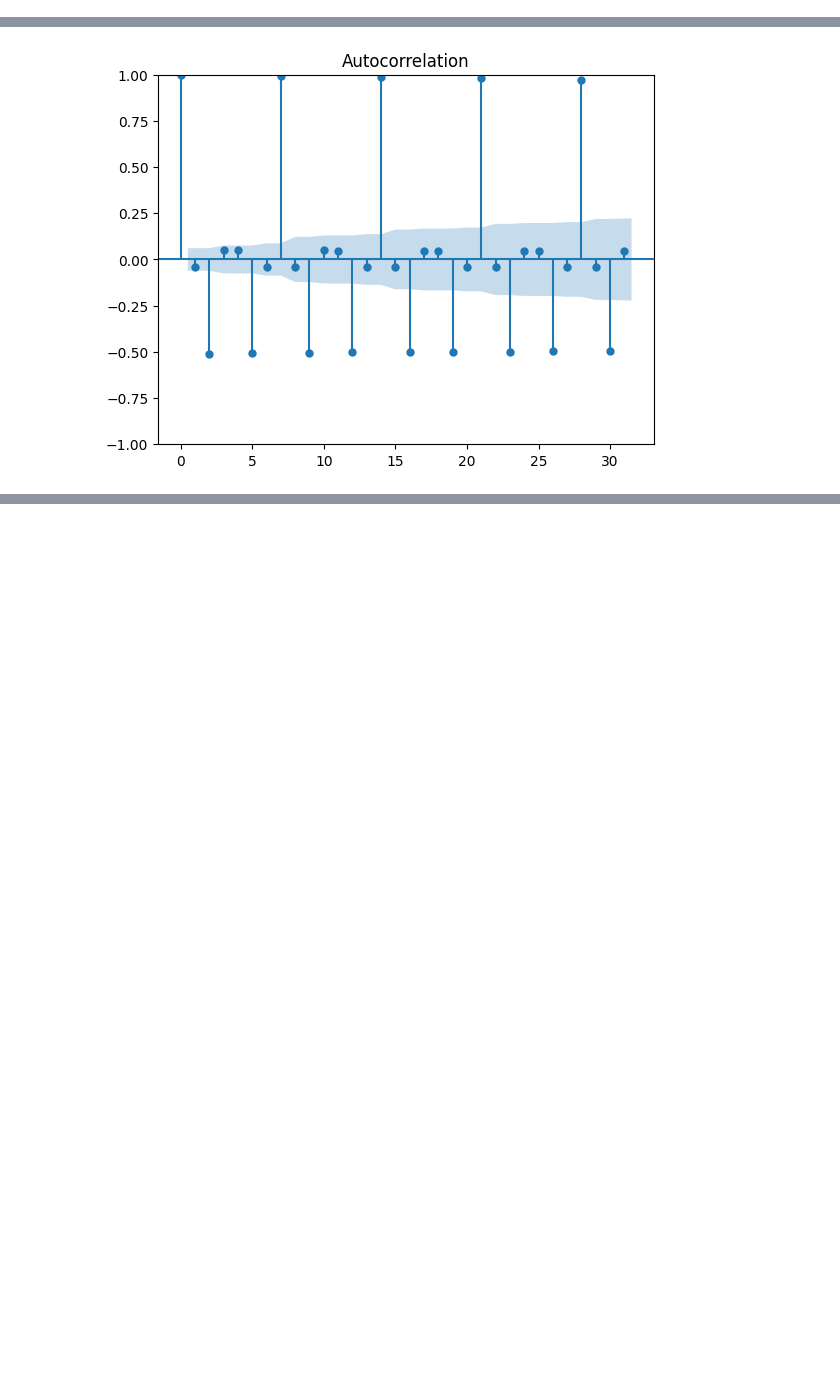
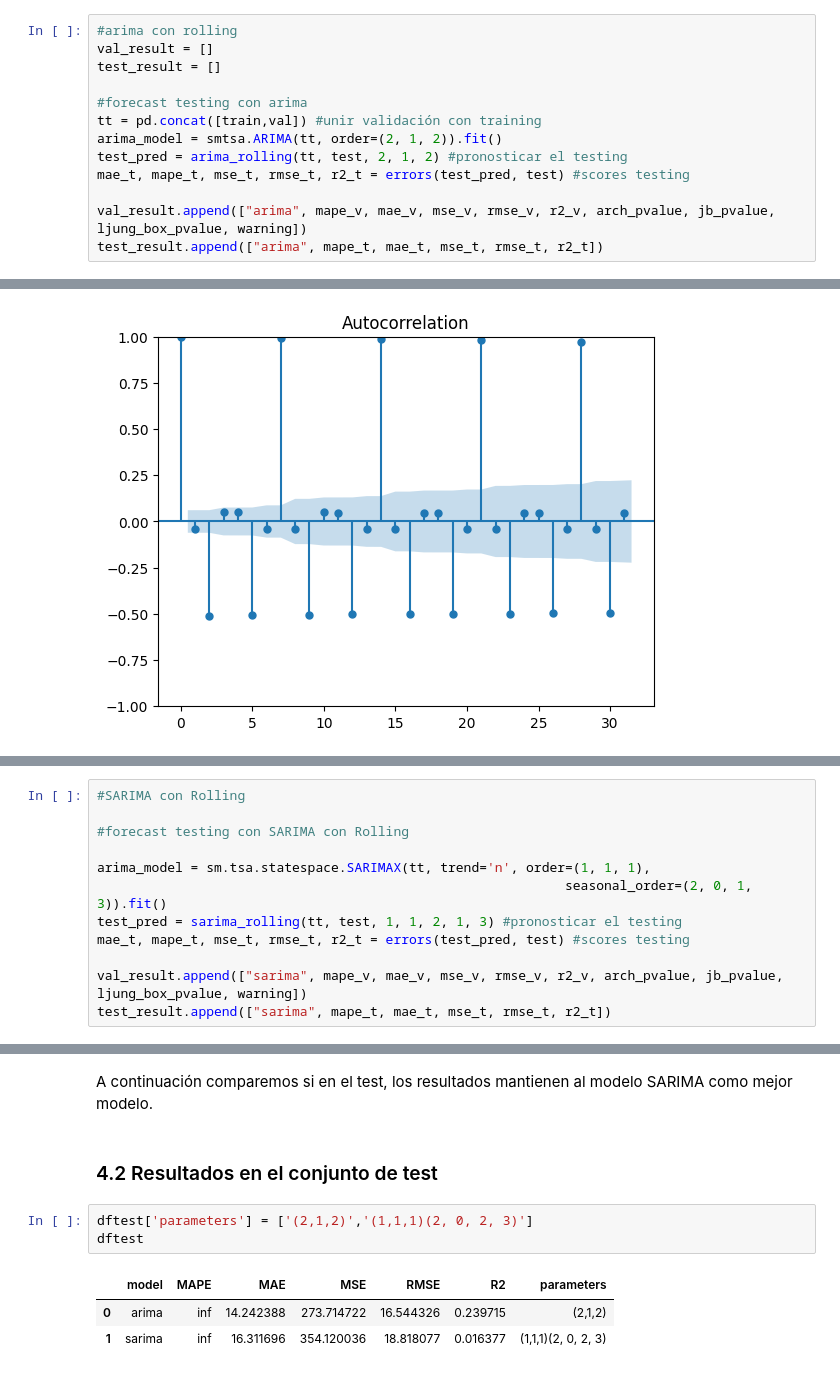
Before and after one commit to Karen22g/tsproject, a Jupyter notebook: mybook/arima.ipynb, the cells around one changed output, grey strips where cells are left out. Drawn from its saved outputs; the diff is of its cells as text; blank space fills up the shorter version.

```diff
--- a/mybook/arima.ipynb
+++ b/mybook/arima.ipynb
@@ -263,3 +256,16 @@ KeyboardInterrupt
+# %%
+#arima con rolling
+val_result = []
+test_result = []
+
+#forecast testing con arima
+tt = pd.concat([train,val]) #unir validación con training
+arima_model = smtsa.ARIMA(tt, order=(2, 1, 2)).fit()
+test_pred = arima_rolling(tt, test, 2, 1, 2) #pronosticar el testing
+mae_t, mape_t, mse_t, rmse_t, r2_t = errors(test_pred, test) #scores testing
+
+val_result.append(["arima", mape_v, mae_v, mse_v, rmse_v, r2_v, arch_pvalue, jb_pvalue, ljung_box_pvalue, warning])
+test_result.append(["arima", mape_t, mae_t, mse_t, rmse_t, r2_t])
 # %% [markdown]
 ## 2. SARIMA
 # %% [markdown]
@@ -412,0 +455,12 @@ test_result.append(["sarima", mape_t, mae_t, mse_t, rmse_t, r2_t])
+# %%
+#SARIMA con Rolling
+
+#forecast testing con SARIMA con Rolling
+
+arima_model = sm.tsa.statespace.SARIMAX(tt, trend='n', order=(1, 1, 1),
+                                                            seasonal_order=(2, 0, 1, 3)).fit()
+test_pred = sarima_rolling(tt, test, 1, 1, 2, 1, 3) #pronosticar el testing
+mae_t, mape_t, mse_t, rmse_t, r2_t = errors(test_pred, test) #scores testing
+
+val_result.append(["sarima", mape_v, mae_v, mse_v, rmse_v, r2_v, arch_pvalue, jb_pvalue, ljung_box_pvalue, warning])
+test_result.append(["sarima", mape_t, mae_t, mse_t, rmse_t, r2_t])
@@ -412,0 +497,11 @@ test_result.append(["sarima", mape_t, mae_t, mse_t, rmse_t, r2_t])
+# %% [markdown]
+A continuación comparemos si en el test, los resultados mantienen al modelo SARIMA como mejor modelo.
+# %% [markdown]
+### 4.2 Resultados en el conjunto de test
+# %%
+dftest['parameters'] = ['(2,1,2)','(1,1,1)(2, 0, 2, 3)']
+dftest
+# %% [output]
+|  | model | MAPE | MAE | MSE | RMSE | R2 | parameters |
+| 0 | arima | inf | 14.242388 | 273.714722 | 16.544326 | 0.239715 | (2,1,2) |
+| 1 | sarima | inf | 16.311696 | 354.120036 | 18.818077 | 0.016377 | (1,1,1)(2, 0, 2, 3) |
```
Also changed, not shown: parts of 48 cells of this notebook, 3 other files.
